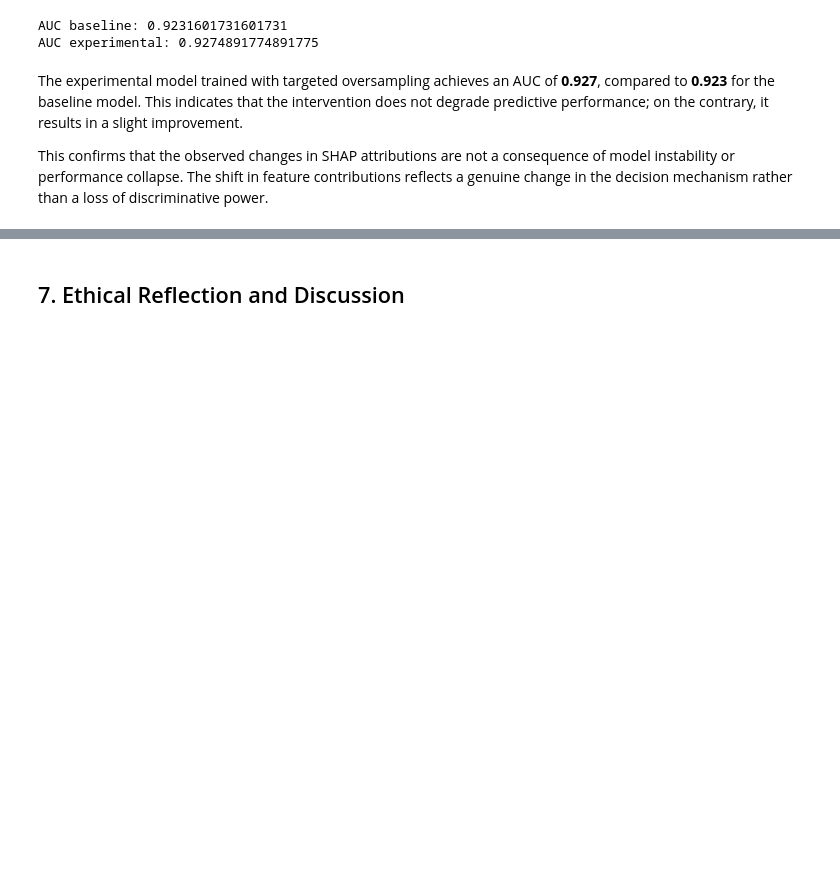
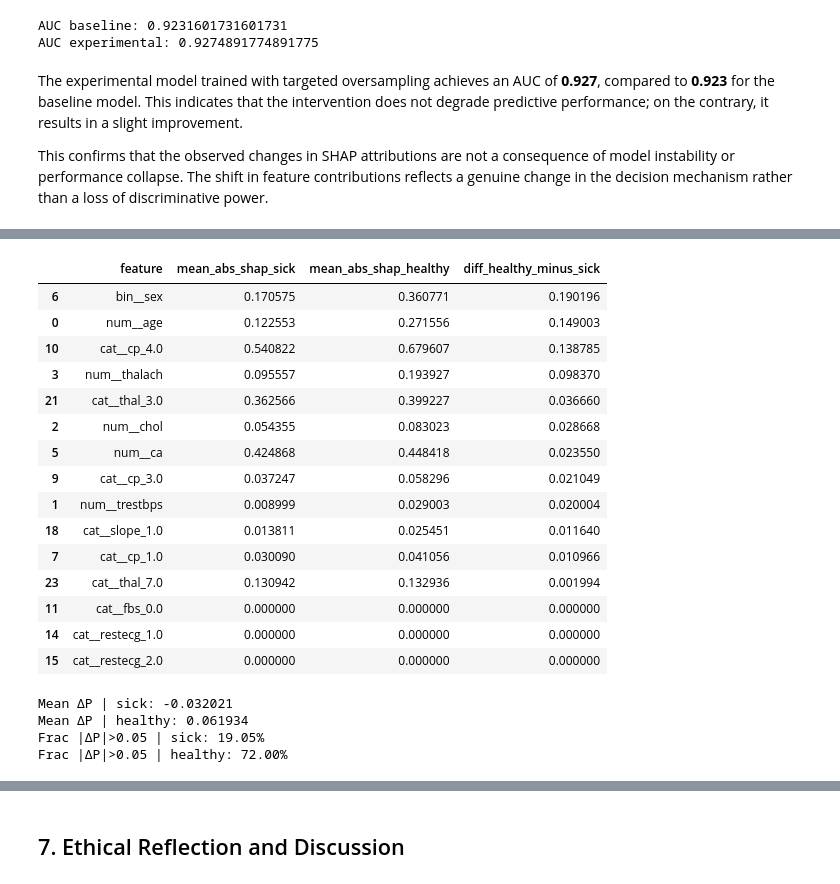
Before and after one commit to Mihalachee/Phenotypic-Bias-in-Heart-Disease-Prediction, a Jupyter notebook: indiviual.ipynb, the cells around one changed output, grey strips where cells are left out. Saved outputs shown, nothing was run; the diff lists cells and outputs as text; code cells hidden in the pictures; blank space fills up the shorter version.

```diff
--- a/indiviual.ipynb
+++ b/indiviual.ipynb
@@ -3059,0 +3188,55 @@ This confirms that the observed changes in SHAP attributions are not a consequen
+# %%
+mask_pos = (y_test_reset == 1).to_numpy()
+mask_neg = (y_test_reset == 0).to_numpy()
+
+mean_abs_shap_pos = np.mean(np.abs(shap_values[mask_pos]), axis=0)
+mean_abs_shap_neg = np.mean(np.abs(shap_values[mask_neg]), axis=0)
+
+shap_by_class_df = pd.DataFrame({
+    "feature": X_test_enc_df.columns,
+    "mean_abs_shap_sick": mean_abs_shap_pos,
+    "mean_abs_shap_healthy": mean_abs_shap_neg,
+    "diff_healthy_minus_sick": mean_abs_shap_neg - mean_abs_shap_pos
+}).sort_values("diff_healthy_minus_sick", ascending=False)
+
+shap_by_class_df.head(15)
+# %% [output]
+|  | feature | mean_abs_shap_sick | mean_abs_shap_healthy | diff_healthy_minus_sick |
+| 6 | bin__sex | 0.170575 | 0.360771 | 0.190196 |
+| 0 | num__age | 0.122553 | 0.271556 | 0.149003 |
+| 10 | cat__cp_4.0 | 0.540822 | 0.679607 | 0.138785 |
+| 3 | num__thalach | 0.095557 | 0.193927 | 0.098370 |
+| 21 | cat__thal_3.0 | 0.362566 | 0.399227 | 0.036660 |
+| 2 | num__chol | 0.054355 | 0.083023 | 0.028668 |
+| 5 | num__ca | 0.424868 | 0.448418 | 0.023550 |
+| 9 | cat__cp_3.0 | 0.037247 | 0.058296 | 0.021049 |
+| 1 | num__trestbps | 0.008999 | 0.029003 | 0.020004 |
+| 18 | cat__slope_1.0 | 0.013811 | 0.025451 | 0.011640 |
+| 7 | cat__cp_1.0 | 0.030090 | 0.041056 | 0.010966 |
+| 23 | cat__thal_7.0 | 0.130942 | 0.132936 | 0.001994 |
+| 11 | cat__fbs_0.0 | 0.000000 | 0.000000 | 0.000000 |
+| 14 | cat__restecg_1.0 | 0.000000 | 0.000000 | 0.000000 |
+| 15 | cat__restecg_2.0 | 0.000000 | 0.000000 | 0.000000 |
+# %%
+
+def counterfactual_flip_sex(model, X):
+    X_cf = X.copy()
+    X_cf["sex"] = 1 - X_cf["sex"]
+    p_base = model.predict_proba(X)[:, 1]
+    p_cf = model.predict_proba(X_cf)[:, 1]
+    return p_base, p_cf, (p_cf - p_base)
+
+p_base, p_cf, delta = counterfactual_flip_sex(best_safety_model_fixed, X_test_reset)
+
+mask_pos = (y_test_reset == 1).to_numpy()
+mask_neg = (y_test_reset == 0).to_numpy()
+
+print(f"Mean ΔP | sick: {delta[mask_pos].mean():.6f}")
+print(f"Mean ΔP | healthy: {delta[mask_neg].mean():.6f}")
+print(f"Frac |ΔP|>0.05 | sick: {(np.abs(delta[mask_pos]) > 0.05).mean():.2%}")
+print(f"Frac |ΔP|>0.05 | healthy: {(np.abs(delta[mask_neg]) > 0.05).mean():.2%}")
+# %% [output]
+Mean ΔP | sick: -0.032021
+Mean ΔP | healthy: 0.061934
+Frac |ΔP|>0.05 | sick: 19.05%
+Frac |ΔP|>0.05 | healthy: 72.00%
```
Also changed, not shown: parts of 31 cells of this notebook, 2 other files.
